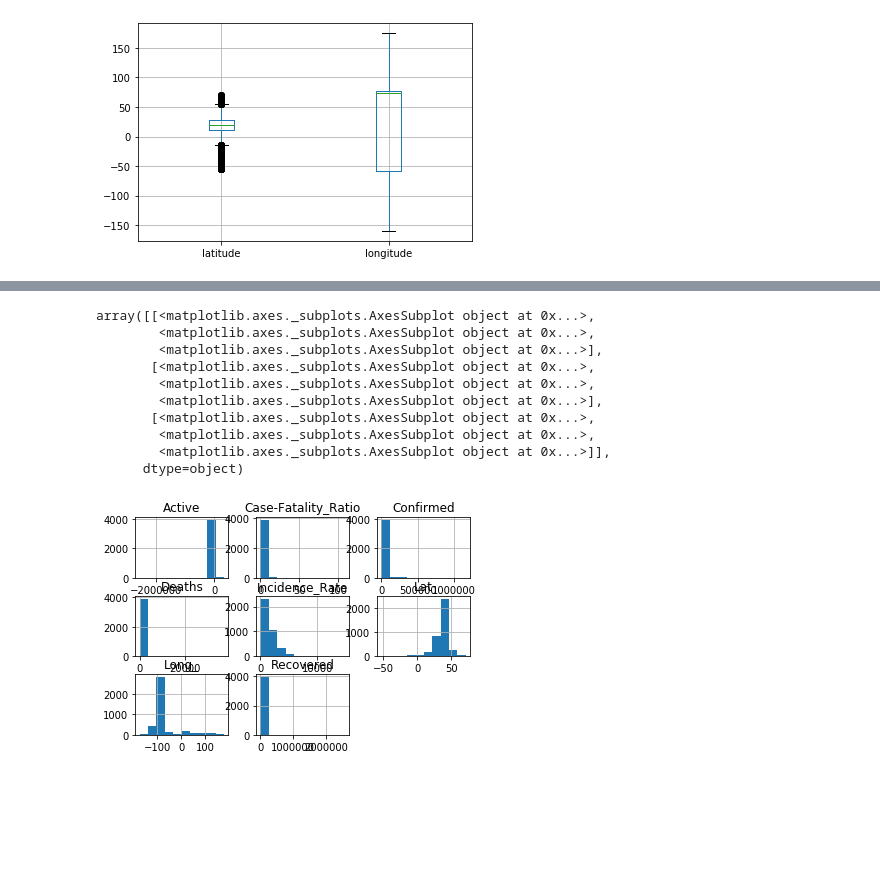
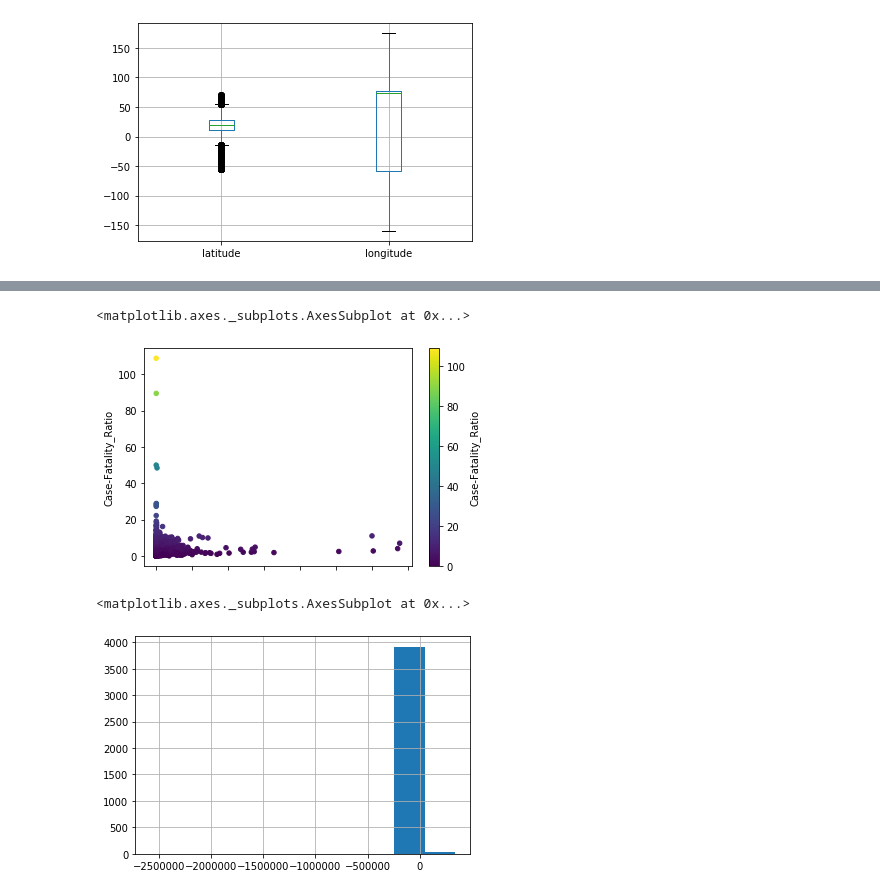
Before and after one commit to rsehmbi/covid19, a Jupyter notebook: ExploratoryDataAnalysis.ipynb, the cells around one changed output, grey strips where cells are left out. Drawn from its saved outputs; the diff is of its cells as text; code cells hidden in the pictures; blank space fills up the shorter version.

```diff
--- a/ExploratoryDataAnalysis.ipynb
+++ b/ExploratoryDataAnalysis.ipynb
@@ -163,14 +210,10 @@ array([[<matplotlib.axes._subplots.AxesSubplot object at 0x...>,
+# %%
+ActiveDeathRatio.plot.scatter(x='Active', y='Case-Fatality_Ratio',c='Case-Fatality_Ratio',colormap='viridis')
+# %% [output]
+<matplotlib.axes._subplots.AxesSubplot at 0x...>
+[figure, added]
 # %%
-ProcessedLocations.hist()
+ProcessedLocations["Active"].hist()
 # %% [output]
-array([[<matplotlib.axes._subplots.AxesSubplot object at 0x...>,
-        <matplotlib.axes._subplots.AxesSubplot object at 0x...>,
-        <matplotlib.axes._subplots.AxesSubplot object at 0x...>],
-       [<matplotlib.axes._subplots.AxesSubplot object at 0x...>,
-        <matplotlib.axes._subplots.AxesSubplot object at 0x...>,
-        <matplotlib.axes._subplots.AxesSubplot object at 0x...>],
-       [<matplotlib.axes._subplots.AxesSubplot object at 0x...>,
-        <matplotlib.axes._subplots.AxesSubplot object at 0x...>,
-        <matplotlib.axes._subplots.AxesSubplot object at 0x...>]],
-      dtype=object)
+<matplotlib.axes._subplots.AxesSubplot at 0x...>
-[figure, old version]
+[figure, new version]
```
Also changed, not shown: parts of 32 cells of this notebook.
